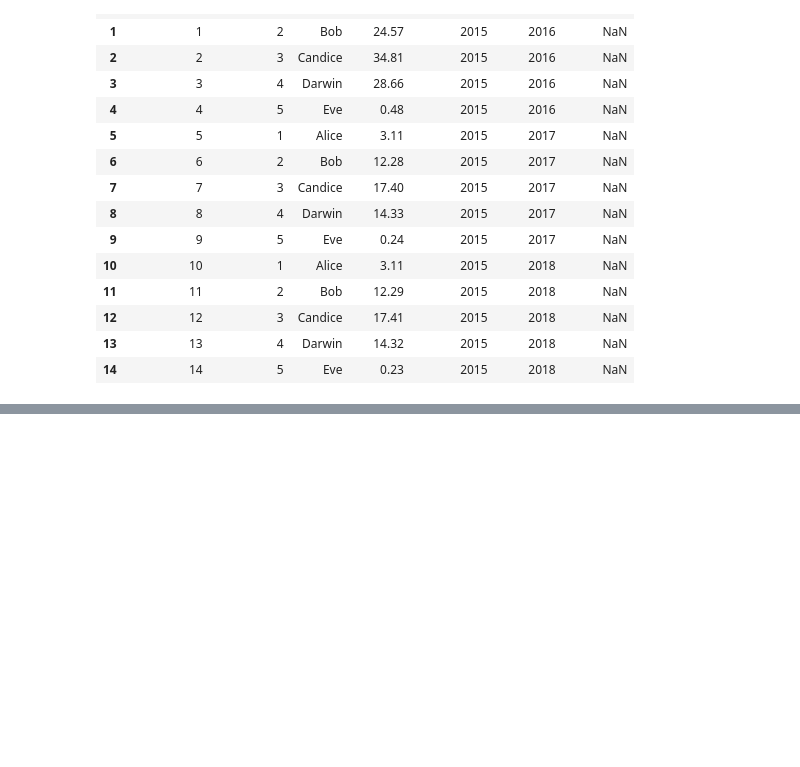
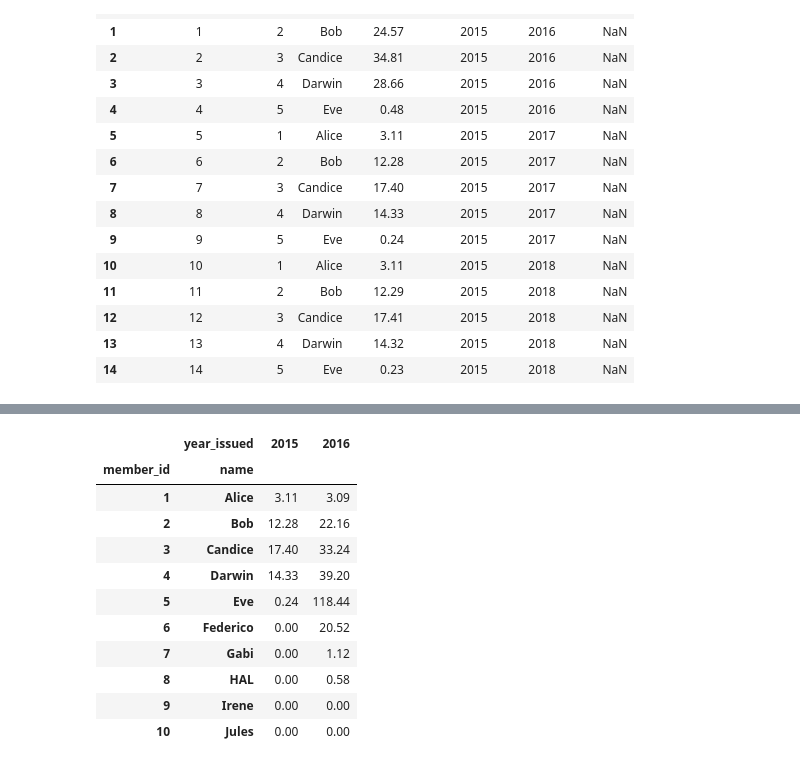
Before and after one commit to NathanielBlairStahn/sscofi, a Jupyter notebook: 05_sscofi_notices.ipynb, the cells around one changed output, grey strips where cells are left out. Drawn from its saved outputs; the diff is of its cells as text; code cells hidden in the pictures; blank space fills up the shorter version.

```diff
--- a/05_sscofi_notices.ipynb
+++ b/05_sscofi_notices.ipynb
@@ -875,0 +948,15 @@ pd.read_csv('fake-notices-2015.csv')
+# %%
+payout_table.loc[:,2017]
+# %% [output]
+|  | year_issued | 2015 | 2016 |
+| member_id | name |  |  |
+| 1 | Alice | 3.11 | 3.09 |
+| 2 | Bob | 12.28 | 22.16 |
+| 3 | Candice | 17.40 | 33.24 |
+| 4 | Darwin | 14.33 | 39.20 |
+| 5 | Eve | 0.24 | 118.44 |
+| 6 | Federico | 0.00 | 20.52 |
+| 7 | Gabi | 0.00 | 1.12 |
+| 8 | HAL | 0.00 | 0.58 |
+| 9 | Irene | 0.00 | 0.00 |
+| 10 | Jules | 0.00 | 0.00 |
```
Also changed, not shown: parts of 13 cells of this notebook.
